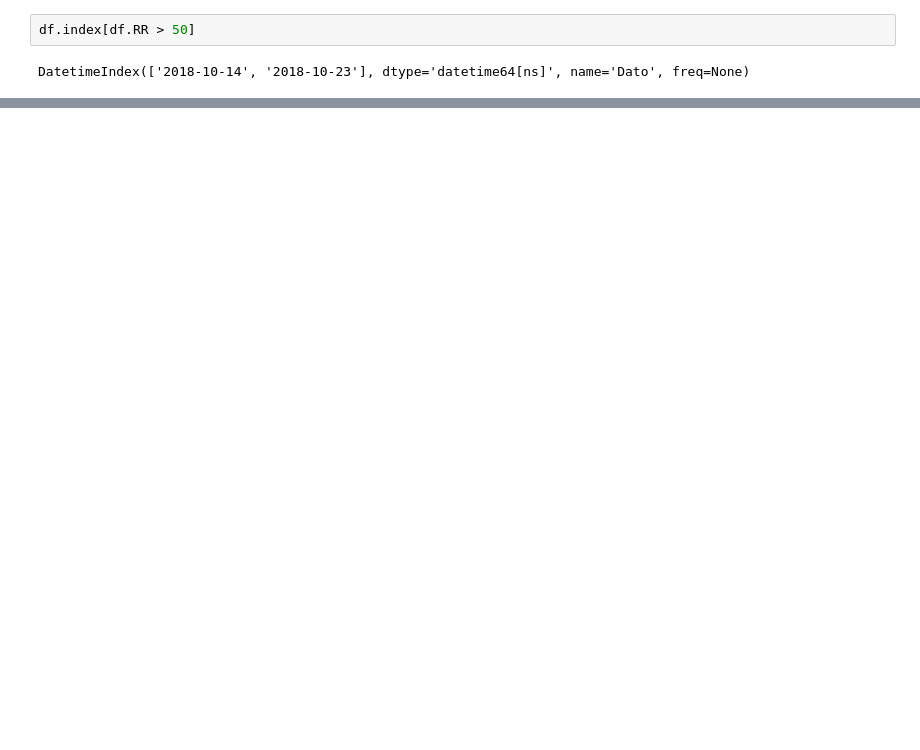
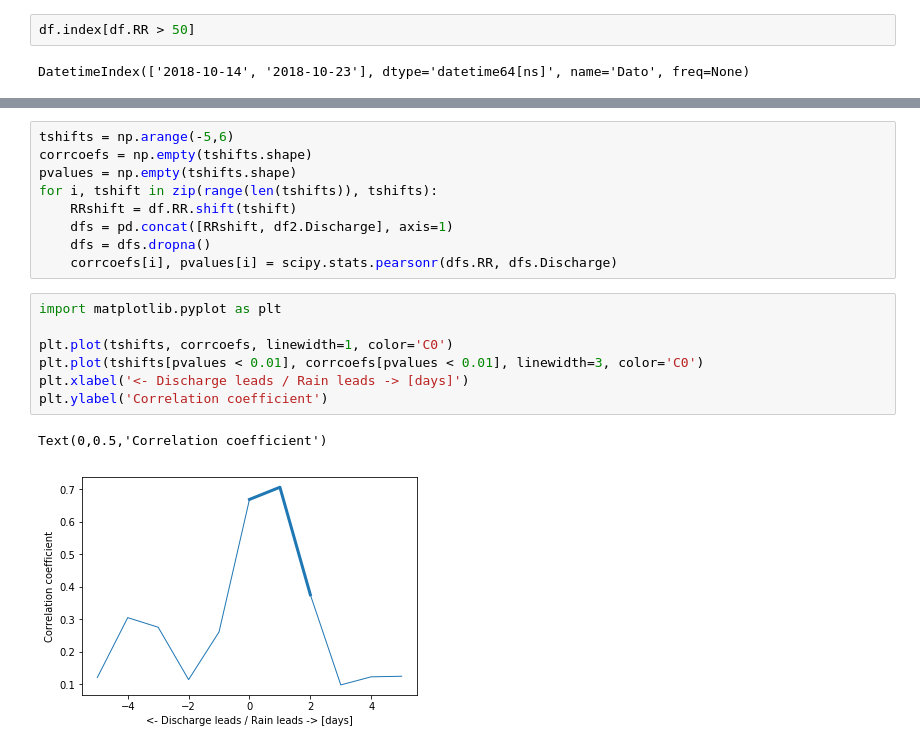
Before and after one commit to rewquey/python_intro, a Jupyter notebook: D2S1 Analyse time series.ipynb, the cells around one changed output, grey strips where cells are left out. Drawn from its saved outputs; the diff is of its cells as text; blank space fills up the shorter version.

```diff
--- a/D2S1 Analyse time series.ipynb
+++ b/D2S1 Analyse time series.ipynb
@@ -36,0 +227,19 @@ DatetimeIndex(['2018-10-14', '2018-10-23'], dtype='datetime64[ns]', name='Dato',
+# %%
+tshifts = np.arange(-5,6)
+corrcoefs = np.empty(tshifts.shape)
+pvalues = np.empty(tshifts.shape)
+for i, tshift in zip(range(len(tshifts)), tshifts):
+    RRshift = df.RR.shift(tshift)
+    dfs = pd.concat([RRshift, df2.Discharge], axis=1)
+    dfs = dfs.dropna()
+    corrcoefs[i], pvalues[i] = scipy.stats.pearsonr(dfs.RR, dfs.Discharge)
+# %%
+import matplotlib.pyplot as plt
+
+plt.plot(tshifts, corrcoefs, linewidth=1, color='C0')
+plt.plot(tshifts[pvalues < 0.01], corrcoefs[pvalues < 0.01], linewidth=3, color='C0')
+plt.xlabel('<- Discharge leads / Rain leads -> [days]')
+plt.ylabel('Correlation coefficient')
+# %% [output]
+Text(0,0.5,'Correlation coefficient')
+[figure, added]
```
Also changed, not shown: parts of 50 cells of this notebook.
